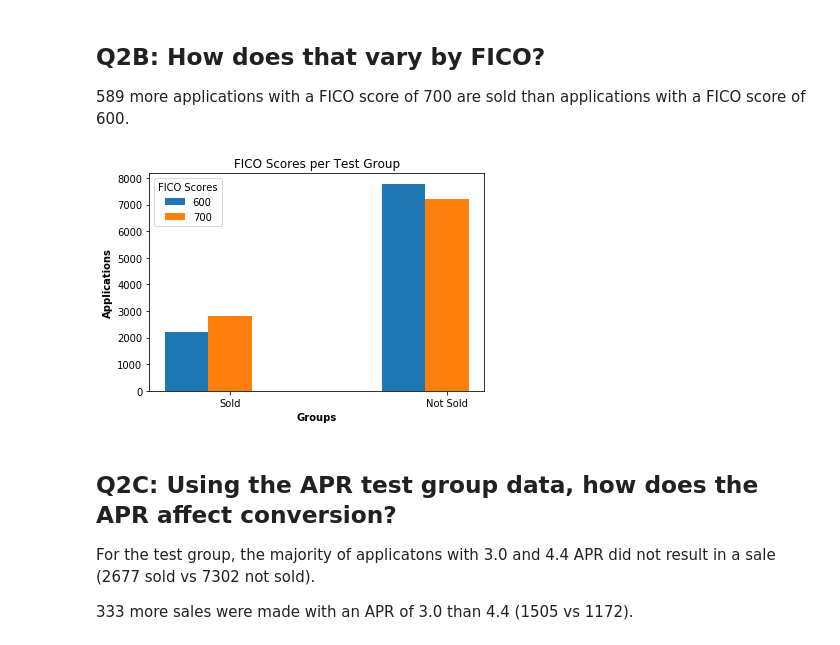
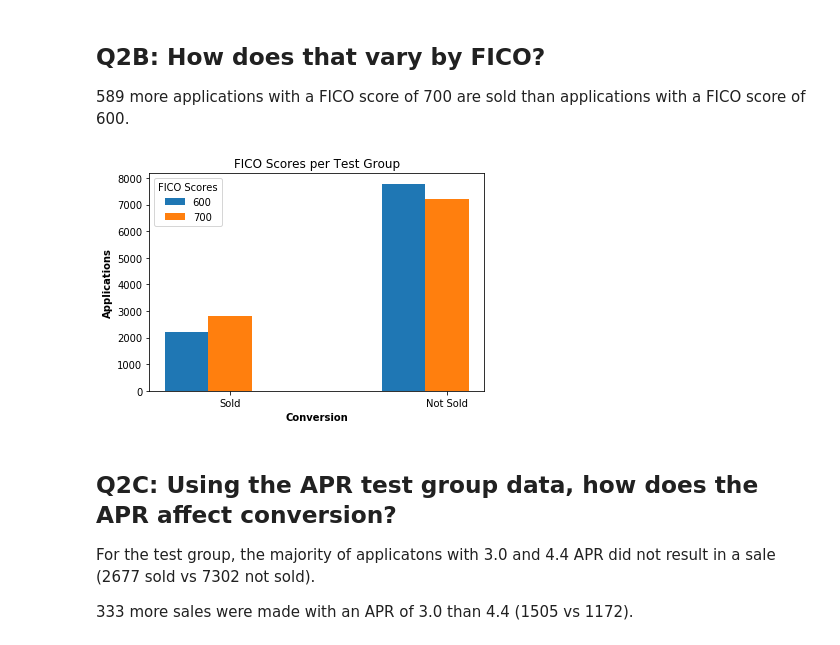
Before and after one commit to csmyth76/apr-strategy, a Jupyter notebook: APR Strategy.ipynb, the cells around one changed output. Saved outputs shown, nothing was run; the diff lists cells and outputs as text; code cells hidden in the pictures.

```diff
--- a/APR Strategy.ipynb
+++ b/APR Strategy.ipynb
@@ -272,35 +272,35 @@ plt.show()
 sale_fico600 = len(df_analysis[(df_analysis['fico']==600) & (df_analysis['converted to sale']==True)].index)
 sale_fico700 = len(df_analysis[(df_analysis['fico']==700) & (df_analysis['converted to sale']==True)].index)
 no_sale_fico600 = len(df_analysis[(df_analysis['fico']==600) & (df_analysis['converted to sale']==False)].index)
 no_sale_fico700 = len(df_analysis[(df_analysis['fico']==700) & (df_analysis['converted to sale']==False)].index)
 
 
 # set width of bar
 barWidth = 0.20
 
 # set height of bar
 bars1 = [sale_fico600, no_sale_fico600]
 bars2 = [sale_fico700, no_sale_fico700]
 
 
 # Set position of bar on X axis
 r1 = np.arange(len(bars1))
 r2 = [x + barWidth for x in r1]
 
 # Make the plot
 plt.bar(r1, bars1, width=barWidth, label='600')
 plt.bar(r2, bars2, width=barWidth, label='700')
 
 plt.title('FICO Scores per Test Group')
 plt.ylabel('Applications', fontweight='bold')
-plt.xlabel('Groups', fontweight='bold')
+plt.xlabel('Conversion', fontweight='bold')
 plt.xticks([r + barWidth for r in range(len(bars1))], ['Sold', 'Not Sold'])
 
 # Create legend & Show graphic
 plt.legend(title='FICO Scores')
 plt.show()
 # %% [output]
-[figure, old version]
+[figure, new version]
 # %% [markdown]
 ## Q2C: Using the APR test group data, how does the APR affect conversion?
 
```
Also changed, not shown: parts of 4 cells of this notebook.
